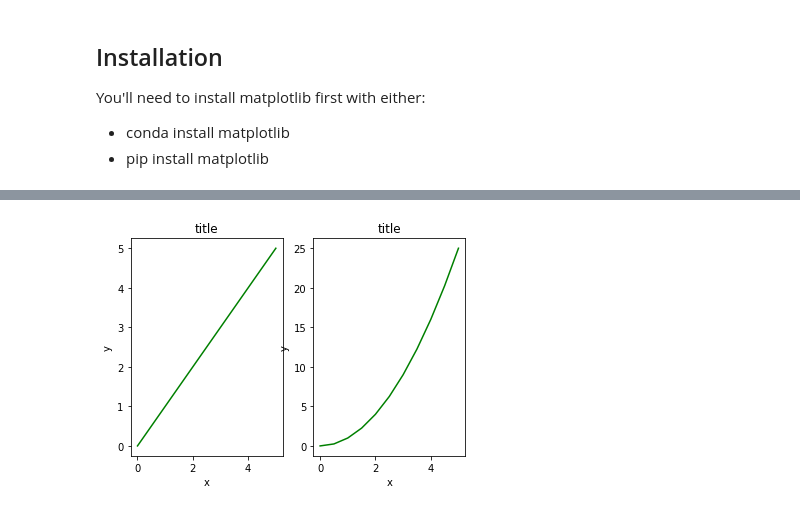
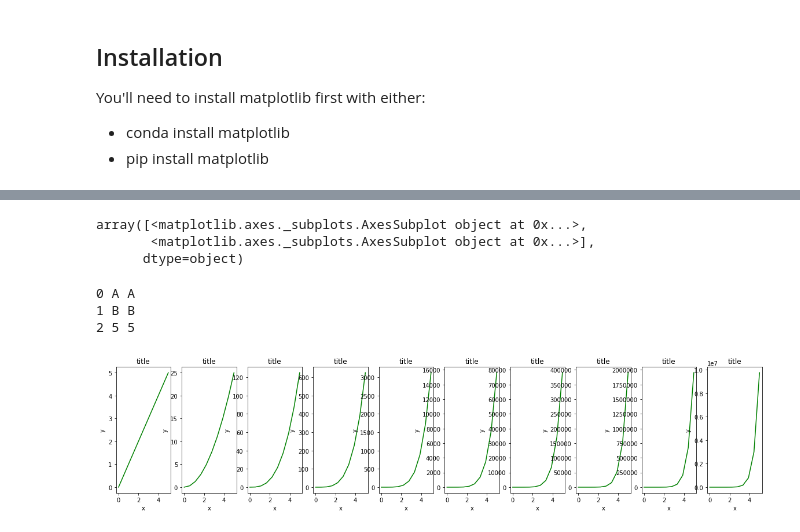
Before and after one commit to vafaei-ar/IEC2-2019, a Jupyter notebook: python/3-matplotlib.ipynb, the cells around one changed output, grey strips where cells are left out. Cells and saved outputs as stored; diff of their text form; code cells hidden in the pictures.

```diff
--- a/python/3-matplotlib.ipynb
+++ b/python/3-matplotlib.ipynb
@@ -73,11 +109,27 @@ fig, axes = plt.subplots(nrows=1, ncols=2)
+# %%
+axes
+# %% [output]
+array([<matplotlib.axes._subplots.AxesSubplot object at 0x...>,
+       <matplotlib.axes._subplots.AxesSubplot object at 0x...>],
+      dtype=object)
+# %%
+x = ['A','B',5]
+for i,j in enumerate(x):
+    print(i,x[i],j)
+# %% [output]
+0 A A
+1 B B
+2 5 5
 # %%
-fig, axes = plt.subplots(nrows=1, ncols=2)
+x = np.linspace(0, 5, 10)
+
+fig, axes = plt.subplots(nrows=1, ncols=10,figsize=(20,4))
 
 for i,ax in enumerate(axes):
     ax.plot(x, x**(i+1), 'g')
     ax.set_xlabel('x')
     ax.set_ylabel('y')
     ax.set_title('title')
 # %% [output]
-[figure, old version]
+[figure, new version]
 # %%
```
Also changed, not shown: parts of 18 cells of this notebook, 3 other files.
